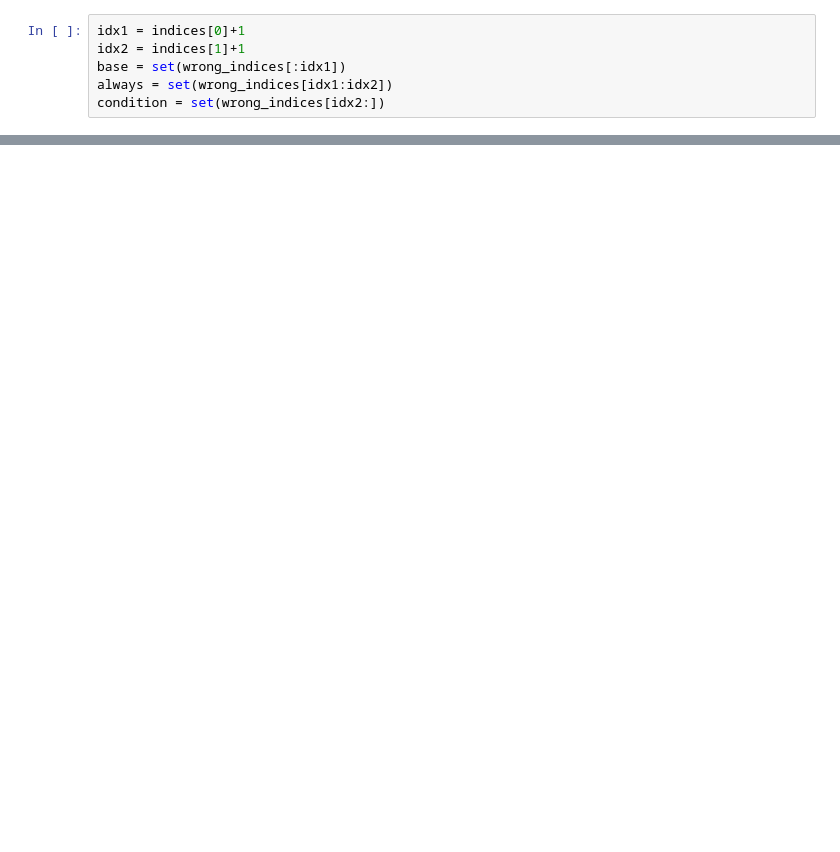
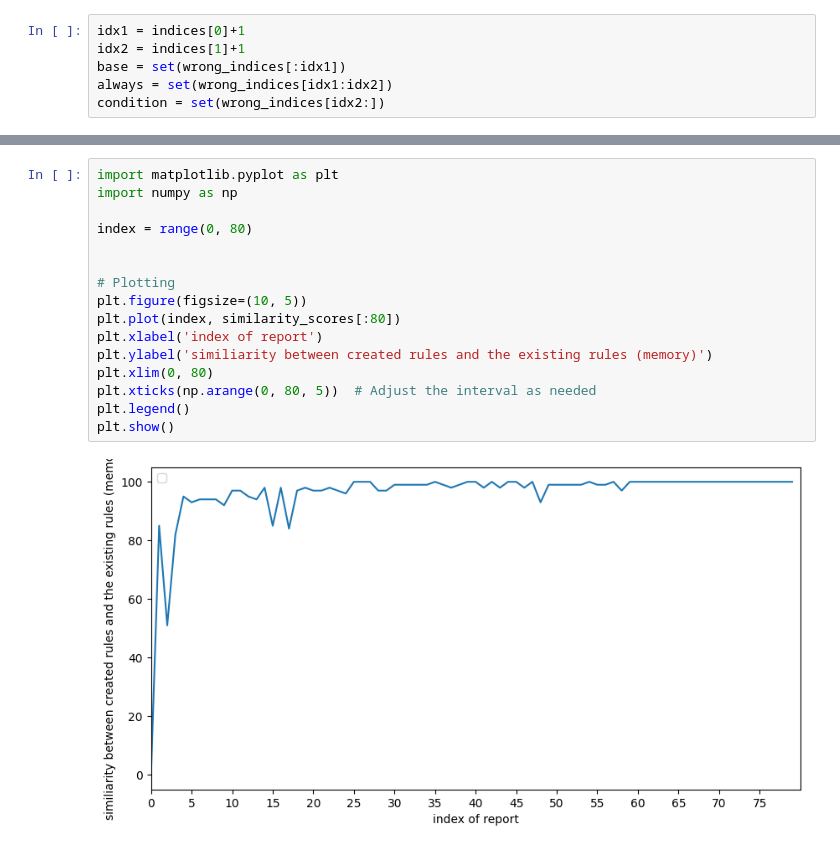
Before and after one commit to CYang-CCI-Lab/selfCorrectionAgent, a Jupyter notebook: analyze.ipynb, the cells around one changed output, grey strips where cells are left out. Drawn from its saved outputs; the diff is of its cells as text; blank space fills up the shorter version.

```diff
--- a/analyze.ipynb
+++ b/analyze.ipynb
@@ -106,0 +176,18 @@ len(always - base),always - base
+# %%
+import matplotlib.pyplot as plt
+import numpy as np
+
+index = range(0, 80)
+
+
+# Plotting
+plt.figure(figsize=(10, 5))
+plt.plot(index, similarity_scores[:80])
+plt.xlabel('index of report')
+plt.ylabel('similiarity between created rules and the existing rules (memory)')
+plt.xlim(0, 80)
+plt.xticks(np.arange(0, 80, 5))  # Adjust the interval as needed
+plt.legend()
+plt.show()
+# %% [output]
+[figure, added]
```
Also changed, not shown: parts of 12 cells of this notebook, 3 other files.
